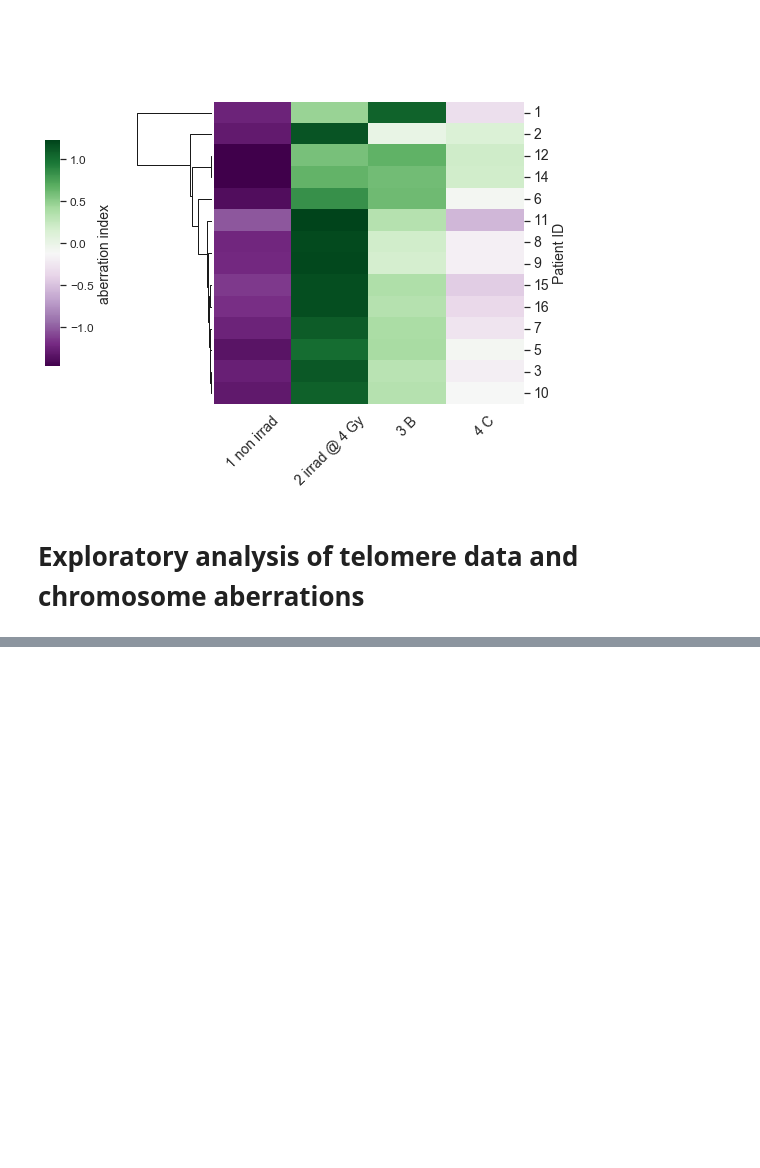
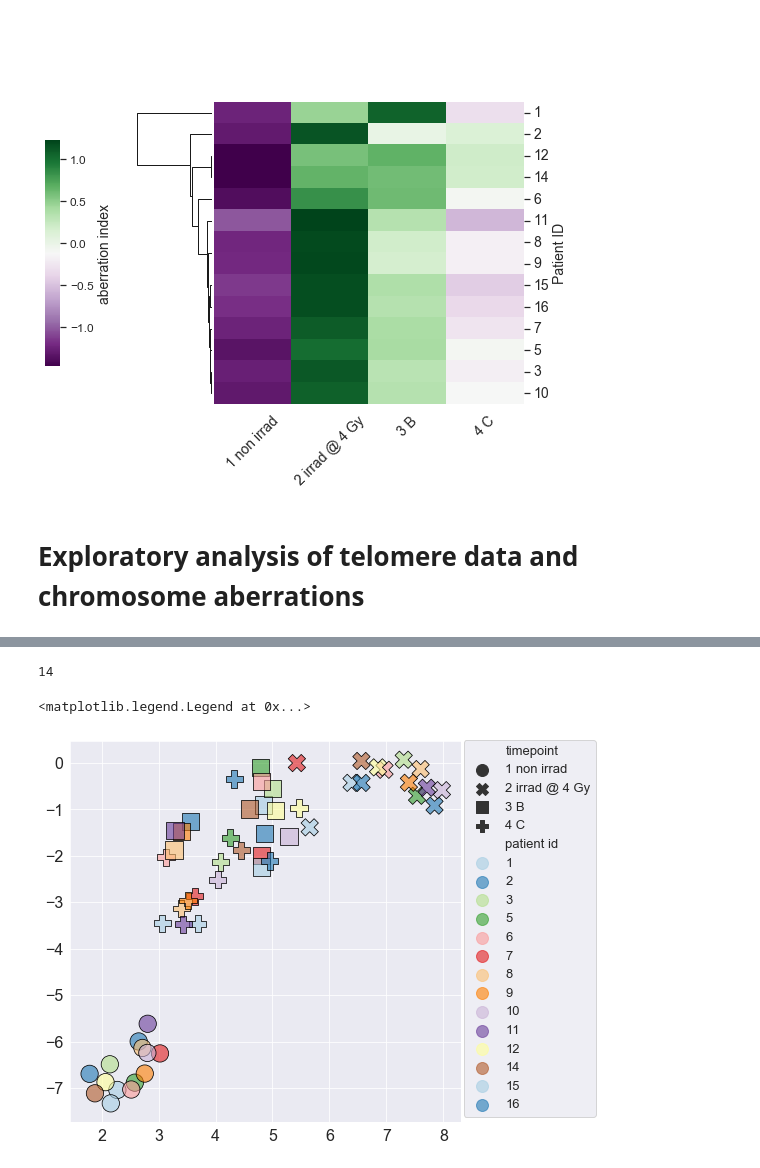
Before and after one commit to Jared-Luxton/radiation-therapy-machine-learning, a Jupyter notebook: notebooks/03_radiation_therapy_patients_data_MACHINE_LEARNING.ipynb, the cells around one changed output, grey strips where cells are left out. Cells and saved outputs as stored; diff of their text form; code cells hidden in the pictures; blank space fills up the shorter version.

Commit message:
added UMAP dim reduction analysis of all data

```diff
--- a/notebooks/03_radiation_therapy_patients_data_MACHINE_LEARNING.ipynb
+++ b/notebooks/03_radiation_therapy_patients_data_MACHINE_LEARNING.ipynb
@@ -1367,0 +1375,48 @@ combined.corr()
+# %%
+#UMAP DIMENSIONALITY REDUCTION
+reducer = umap.UMAP(random_state=36, metric='manhattan')
+embeddings = reducer.fit_transform(features)
+
+# RECOMBINING ASTRO ID/FLIGHT STATUS W/ UMAP VECTORS
+embed = pd.DataFrame(embeddings, columns=['dim1', 'dim2'])
+embed = pd.concat([embed, target], axis=1)
+# %%
+colors = sns.color_palette('Paired', len(embed['patient id'].unique())),
+
+t = (0.6,)
+test = [x + t for x in colors[0]]
+# %%
+len(colors[0])
+# %% [output]
+14
+# %%
+fontsize=16
+
+plt.figure(figsize=(7,
+#                     5.6)
+                    7))
+# embed.rename({'astro id':'Astro ID', 'flight status':'Flight status'}, axis=1, inplace=True)
+
+ax = sns.scatterplot(x='dim1', y='dim2', data=embed,
+                     hue='patient id',
+                     style_order=['1 non irrad', '2 irrad @ 4 Gy', '3 B', '4 C'],
+                     alpha=None, style='timepoint', legend='full',
+#                      palette=sns.color_palette('Paired', len(embed['patient id'].unique())),
+                     palette=test,
+
+                    **{'s':300, 'linewidths':1, 'edgecolor':'black'})
+
+plt.tick_params(labelsize=fontsize)
+plt.xlabel('', fontsize=fontsize)
+plt.ylabel('', fontsize=fontsize)
+
+handles, labels = ax.get_legend_handles_labels()
+plt.legend(handles[15:]+handles[0:15], labels[15:]+labels[0:15],
+           loc='upper left', bbox_to_anchor=(.99, 1.02),
+           fancybox=True, markerscale=2, fontsize=13)
+
+# plt.savefig('MAP dimensionality reduction.png',
+#             dpi=600, bbox_inches='tight')
+# %% [output]
+<matplotlib.legend.Legend at 0x...>
+[figure, added]
```
Also changed, not shown: parts of 6 cells of this notebook, 1 other file.
